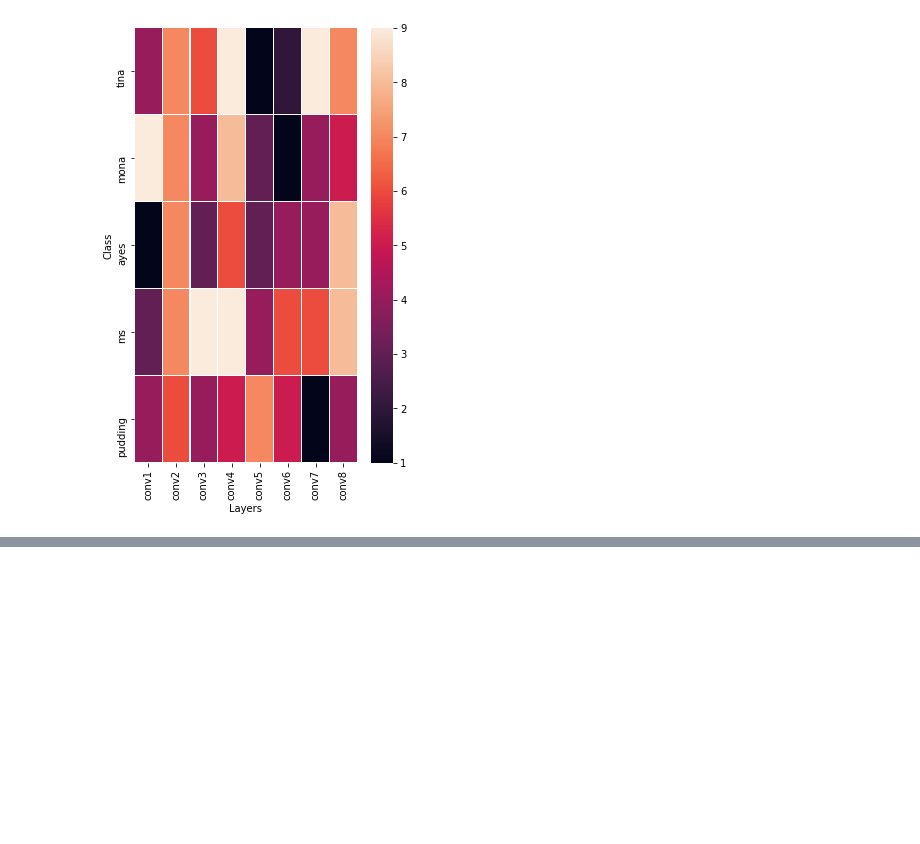
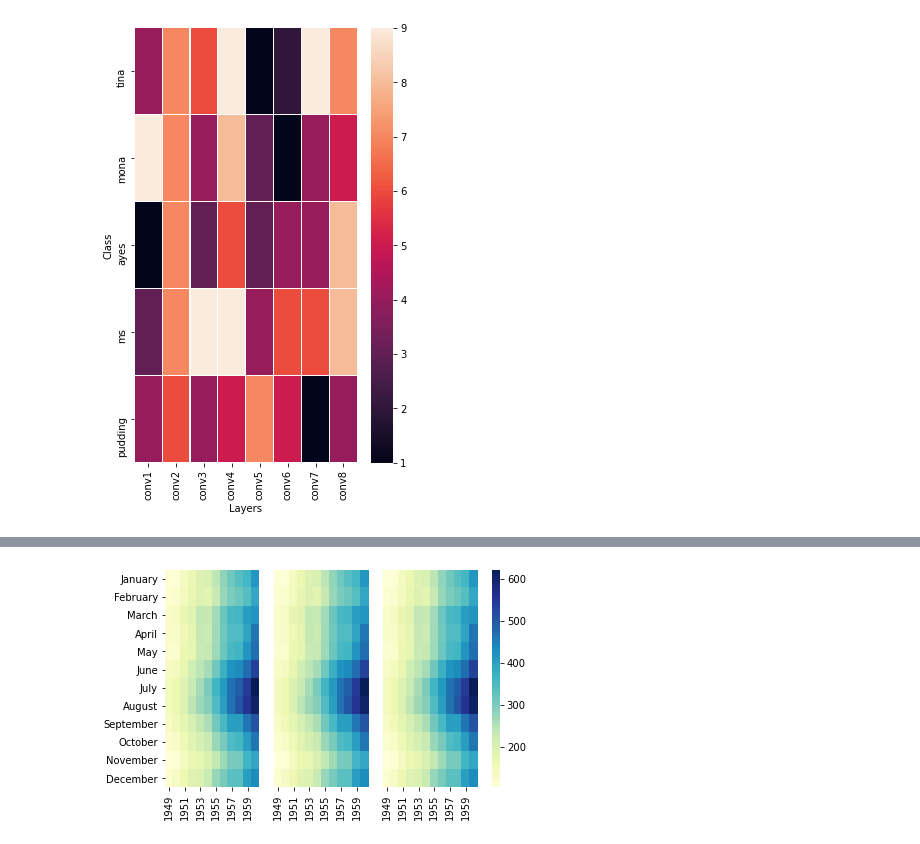
Before and after one commit to niazoys/Interpreting-and-Comparing-CNN, a Jupyter notebook: misc/garbage2.ipynb, the cells around one changed output, grey strips where cells are left out. Drawn from its saved outputs; the diff is of its cells as text; code cells hidden in the pictures; blank space fills up the shorter version.

```diff
--- a/misc/garbage2.ipynb
+++ b/misc/garbage2.ipynb
@@ -62,0 +140,30 @@ gen_IG_visualization(a,Layer_names,Class_labels)
+# %%
+import seaborn  as sns
+import matplotlib.pyplot as plt
+flights = sns.load_dataset("flights")
+flights = flights.pivot("month", "year", "passengers")
+f,(ax1,ax2,ax3, axcb) = plt.subplots(1,4,
+            gridspec_kw={'width_ratios':[1,1,1,0.08]})
+ax1.get_shared_y_axes().join(ax2,ax3)
+g1 = sns.heatmap(flights,cmap="YlGnBu",cbar=False,ax=ax1)
+g1.set_ylabel('')
+g1.set_xlabel('')
+g2 = sns.heatmap(flights,cmap="YlGnBu",cbar=False,ax=ax2)
+g2.set_ylabel('')
+g2.set_xlabel('')
+g2.set_yticks([])
+g3 = sns.heatmap(flights,cmap="YlGnBu",ax=ax3, cbar_ax=axcb)
+g3.set_ylabel('')
+g3.set_xlabel('')
+g3.set_yticks([])
+
+# may be needed to rotate the ticklabels correctly:
+for ax in [g1,g2,g3]:
+    tl = ax.get_xticklabels()
+    ax.set_xticklabels(tl, rotation=90)
+    tly = ax.get_yticklabels()
+    ax.set_yticklabels(tly, rotation=0)
+
+plt.show()
+# %% [output]
+[figure, added]
```
Also changed, not shown: parts of 6 cells of this notebook, 1 other file.
